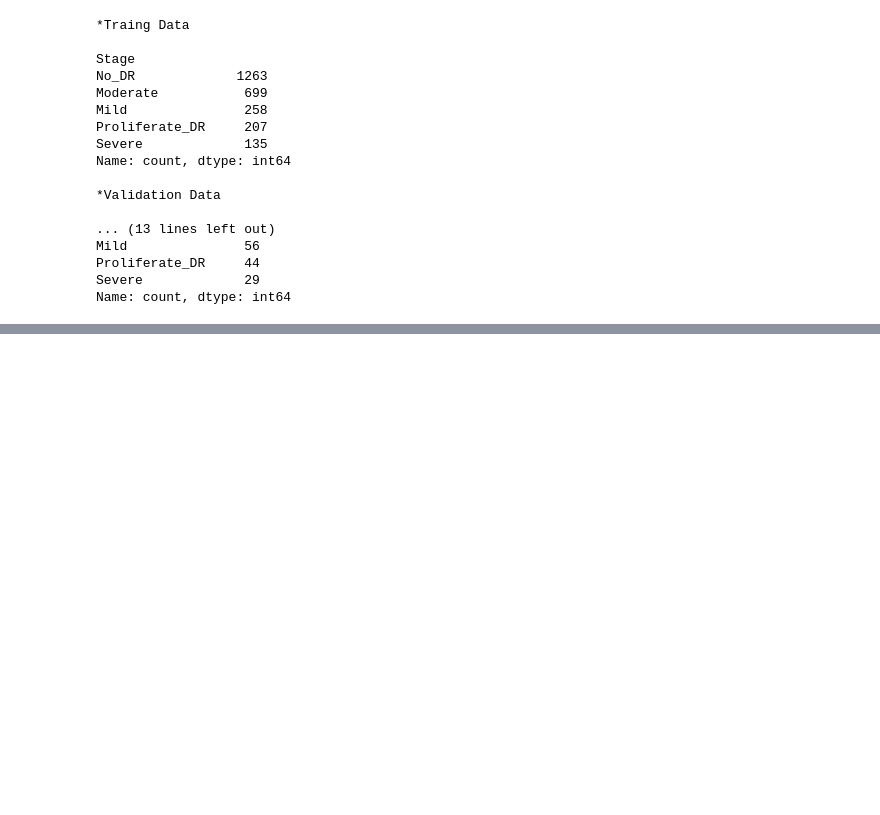
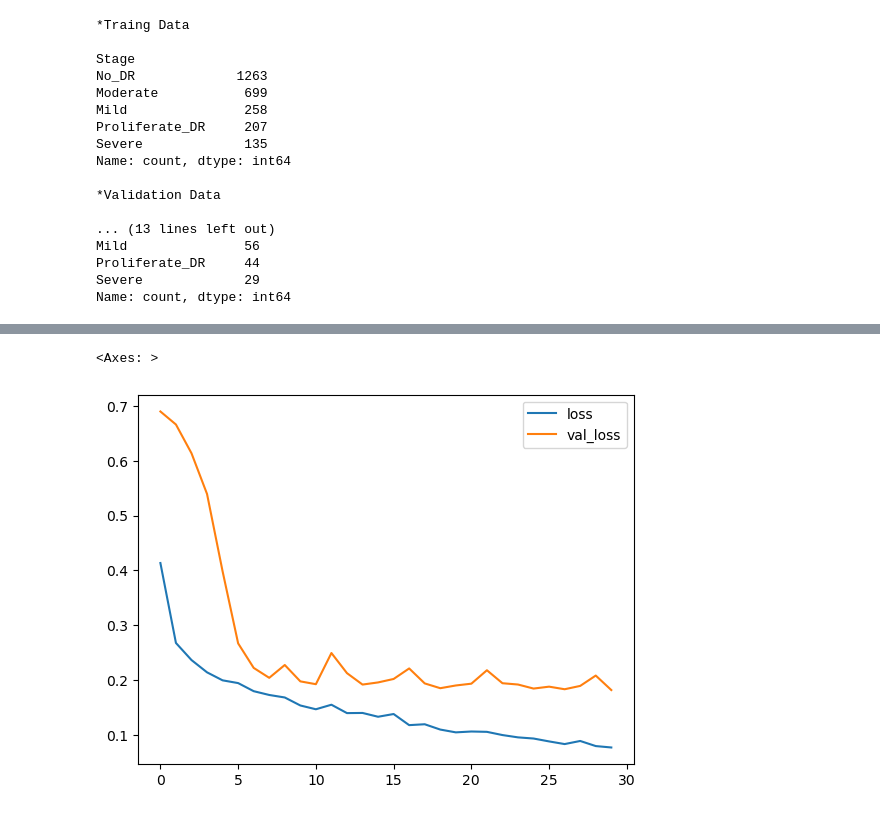
Before and after one commit to gautamkrishna12/Diabetic-Retinopathy-Diagnosis, a Jupyter notebook: DR detection.ipynb, the cells around one changed output, grey strips where cells are left out. Saved outputs shown, nothing was run; the diff lists cells and outputs as text; code cells hidden in the pictures; blank space fills up the shorter version.

```diff
--- a/DR detection.ipynb
+++ b/DR detection.ipynb
@@ -126,0 +232,5 @@ for index, row in test.iterrows():
+# %%
+loss[['loss','val_loss']].plot()
+# %% [output]
+<Axes: >
+[figure, added]
```
Also changed, not shown: parts of 17 cells of this notebook.
